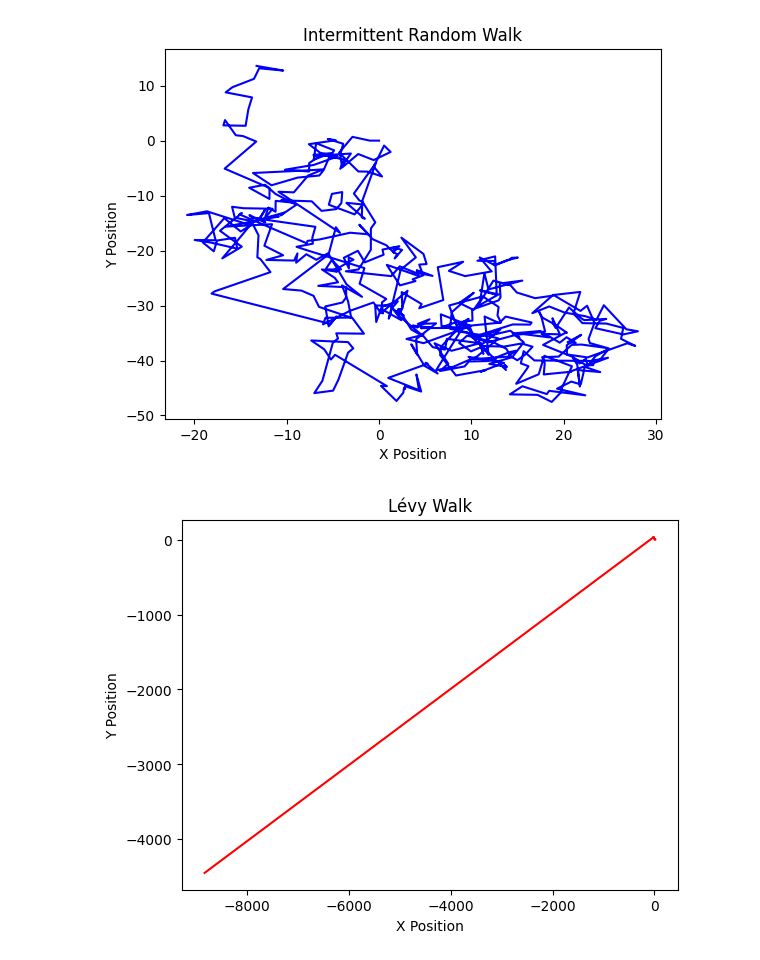
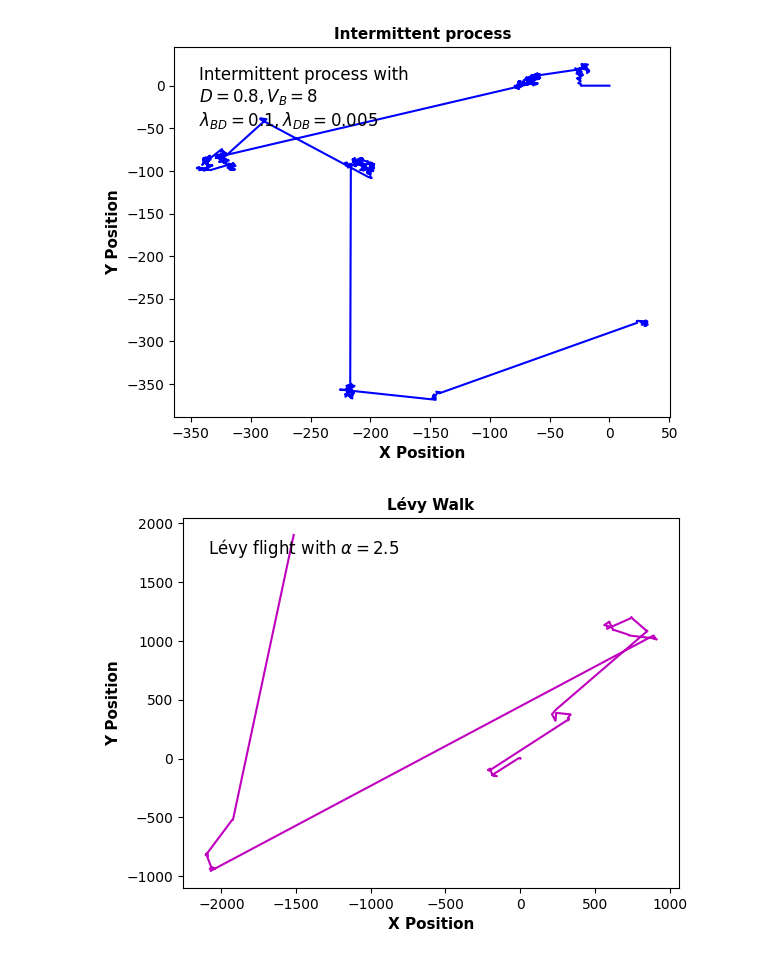
Before and after one commit to shailendrabhandari/IntLevPy, a Jupyter notebook: example.ipynb, the cells around one changed output. Drawn from its saved outputs; the diff is of its cells as text; code cells hidden in the pictures.

```diff
--- a/example.ipynb
+++ b/example.ipynb
@@ -16,25 +22,31 @@ from functions import to_optimize_mom22_4_diff_serg_log,safe_log, mom4_serg_log,
 # %%
 # Generate an intermittent trajectory
-x, y = intermittent2(nt=1000, dt=1, mean_bal_sac=1, diffusion=1, rate21=0.5, rate12=0.5)
-
+x, y = intermittent2(nt=1000, dt=1, mean_bal_sac=8, diffusion=0.8, rate21=0.1, rate12=0.005)
 # Plot intermittent trajectory
-plt.plot(x, y,color='blue')
-plt.xlabel('X Position')
-plt.ylabel('Y Position')
-plt.title('Intermittent Random Walk')
+plt.plot(x, y, color='blue')
+plt.xlabel('X Position',fontsize=11, fontweight='bold')
+plt.ylabel('Y Position',fontsize=11, fontweight='bold')
+plt.title('Intermittent process',fontsize=11, fontweight='bold')
+# Prepare text with parameters using TeX markup for subscripts
+param_text = "Intermittent process with\n$D = 0.8, V_B = 8$\n$\\lambda_{BD} = 0.1, \\lambda_{DB} = 0.005$"
+plt.text(0.05, 0.95, param_text, transform=plt.gca().transAxes, fontsize=12, verticalalignment='top')
+# Saving the plot as a PDF
+plt.savefig("Intermittent.pdf")
 plt.show()
 # %% [output]
-[figure, old version]
+[figure, new version]
 # %%
-
 # Generate Lévy flight trajectory
-x_measured, y_measured, _ = levy_flight_2D_2(n_redirections=1000, n_max=10000, lalpha=1.5, tmin=1, measuring_dt=1)
-
+x_measured, y_measured, _ = levy_flight_2D_2(n_redirections=10000, n_max=10000, lalpha=1.5, tmin=1, measuring_dt=1)
 # Plot Lévy flight trajectory
-plt.plot(x_measured, y_measured,color='red')
-plt.xlabel('X Position')
-plt.ylabel('Y Position')
-plt.title('Lévy Walk')
+plt.plot(x_measured, y_measured, color='m')
+plt.xlabel('X Position',fontsize=11, fontweight='bold')
+plt.ylabel('Y Position',fontsize=11,fontweight='bold')
+plt.title('Lévy Walk',fontsize=11,fontweight='bold')
+# Prepare text with parameters using TeX markup
+param_text = r"Lévy flight with $\alpha = 2.5$"
+plt.text(0.05, 0.95, param_text, transform=plt.gca().transAxes, fontsize=12,verticalalignment='top')
+plt.savefig("LeavyWalk.pdf")
 plt.show()
 # %% [output]
-[figure, old version]
+[figure, new version]
```
Also changed, not shown: parts of 26 cells of this notebook, 1 other file.
